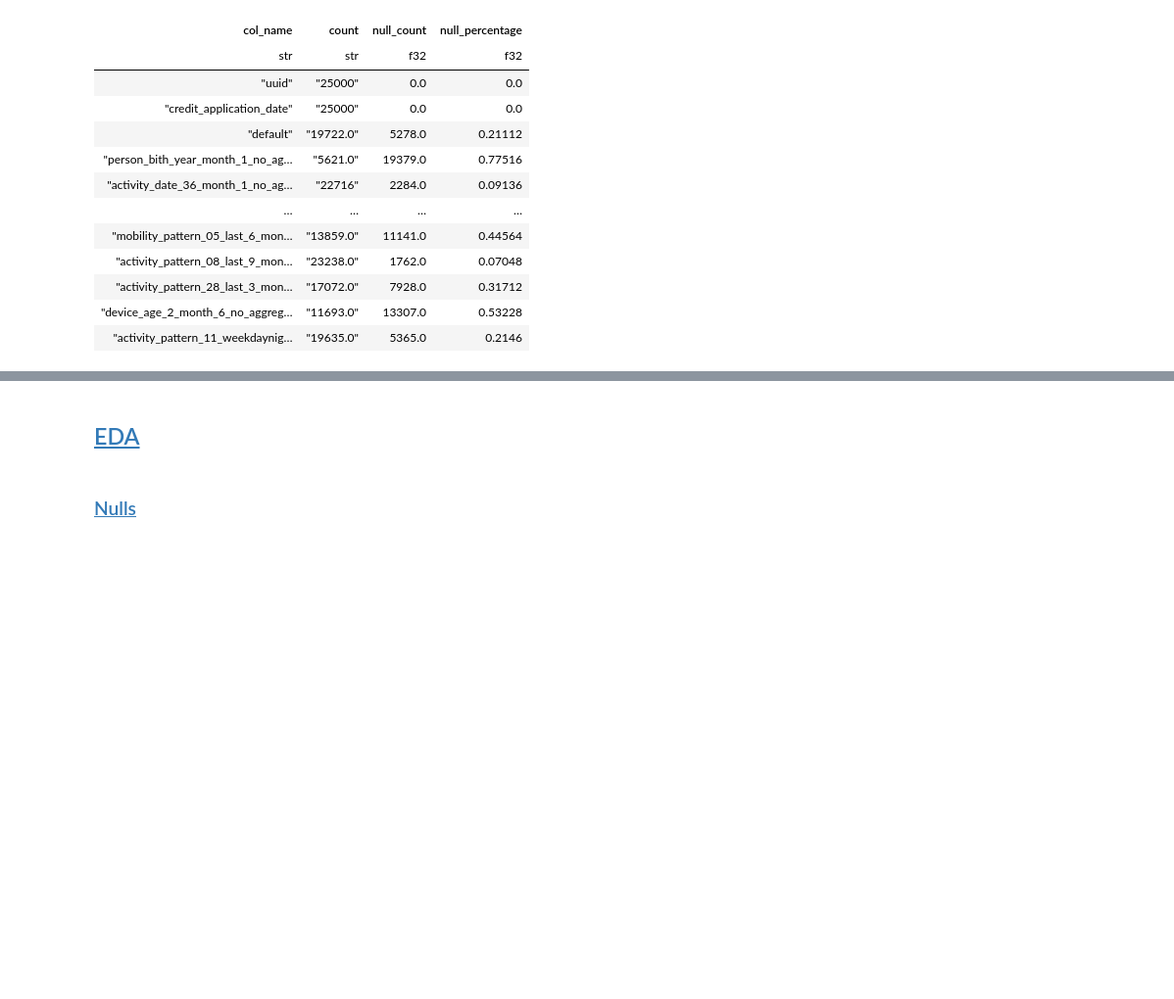
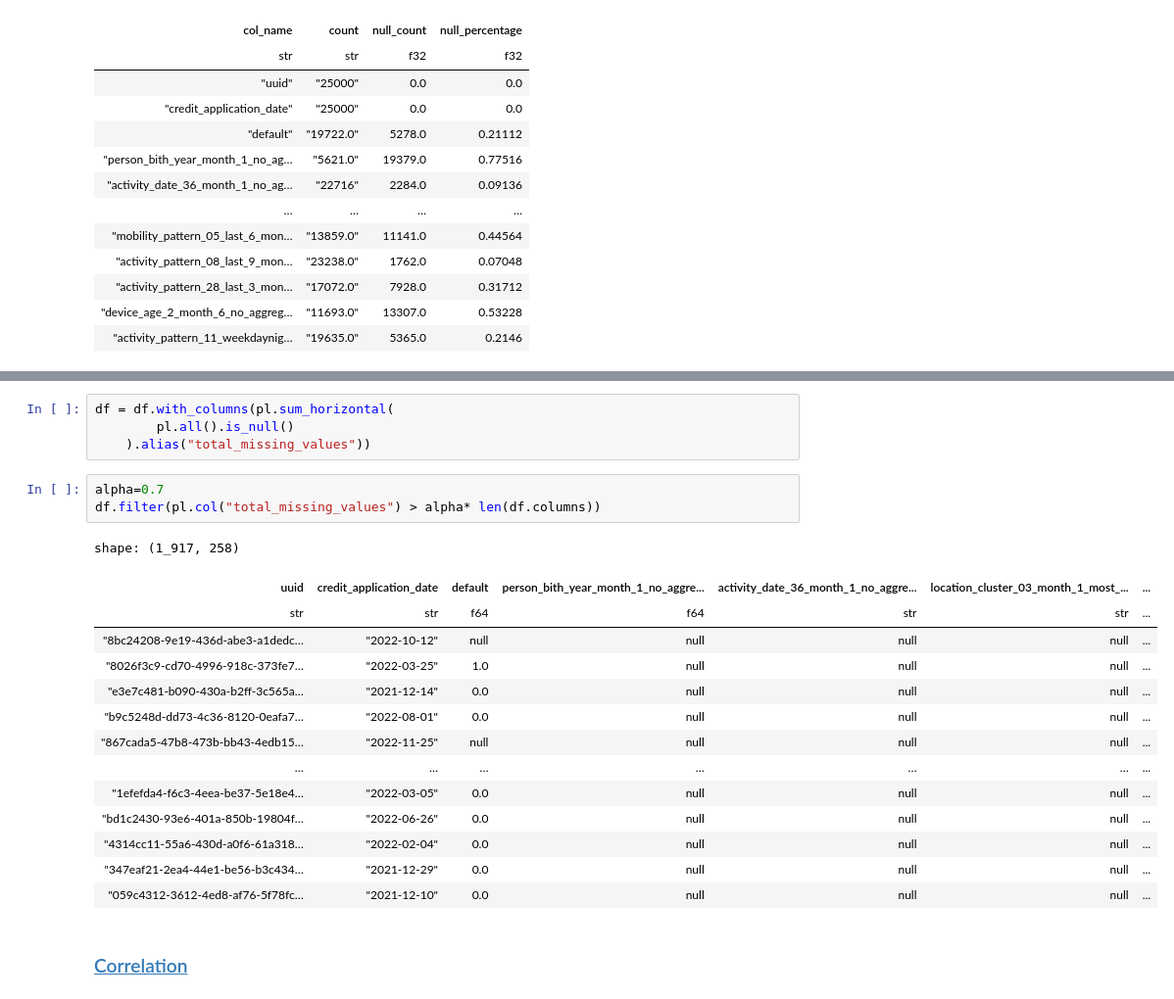
Before and after one commit to Rodma-BR/Loan-default-prediction, a Jupyter notebook: notebooks/EDA.ipynb, the cells around one changed output, grey strips where cells are left out. Shown: that part at 98% size. Cells and saved outputs as stored; diff of their text form; blank space fills up the shorter version.

```diff
--- a/notebooks/EDA.ipynb
+++ b/notebooks/EDA.ipynb
@@ -171,4 +192,24 @@ df.shape[0]
+# %%
+df = df.with_columns(pl.sum_horizontal(
+        pl.all().is_null()
+    ).alias("total_missing_values"))
+# %%
+alpha=0.7
+df.filter(pl.col("total_missing_values") > alpha* len(df.columns))
+# %% [output]
+shape: (1_917, 258)
+| uuid | credit_application_date | default | person_bith_year_month_1_no_aggre... | activity_date_36_month_1_no_aggre... | location_cluster_03_month_1_most_... | ... |
+| str | str | f64 | f64 | str | str | ... |
+| "8bc24208-9e19-436d-abe3-a1dedc… | "2022-10-12" | null | null | null | null | ... |
+| "8026f3c9-cd70-4996-918c-373fe7… | "2022-03-25" | 1.0 | null | null | null | ... |
+| "e3e7c481-b090-430a-b2ff-3c565a… | "2021-12-14" | 0.0 | null | null | null | ... |
+| "b9c5248d-dd73-4c36-8120-0eafa7… | "2022-08-01" | 0.0 | null | null | null | ... |
+| "867cada5-47b8-473b-bb43-4edb15… | "2022-11-25" | null | null | null | null | ... |
+| … | … | … | … | … | … | ... |
+| "1efefda4-f6c3-4eea-be37-5e18e4… | "2022-03-05" | 0.0 | null | null | null | ... |
+| "bd1c2430-93e6-401a-850b-19804f… | "2022-06-26" | 0.0 | null | null | null | ... |
+| "4314cc11-55a6-430d-a0f6-61a318… | "2022-02-04" | 0.0 | null | null | null | ... |
+| "347eaf21-2ea4-44e1-be56-b3c434… | "2021-12-29" | 0.0 | null | null | null | ... |
+| "059c4312-3612-4ed8-af76-5f78fc… | "2021-12-10" | 0.0 | null | null | null | ... |
 # %% [markdown]
-## <a id='toc1_4_'></a>[EDA](#toc0_)
+### <a id='toc1_4_4_'></a>[Correlation](#toc0_)
-# %% [markdown]
-### <a id='toc1_4_1_'></a>[Nulls](#toc0_)
```
Also changed, not shown: parts of 26 cells of this notebook, 1 other file.
